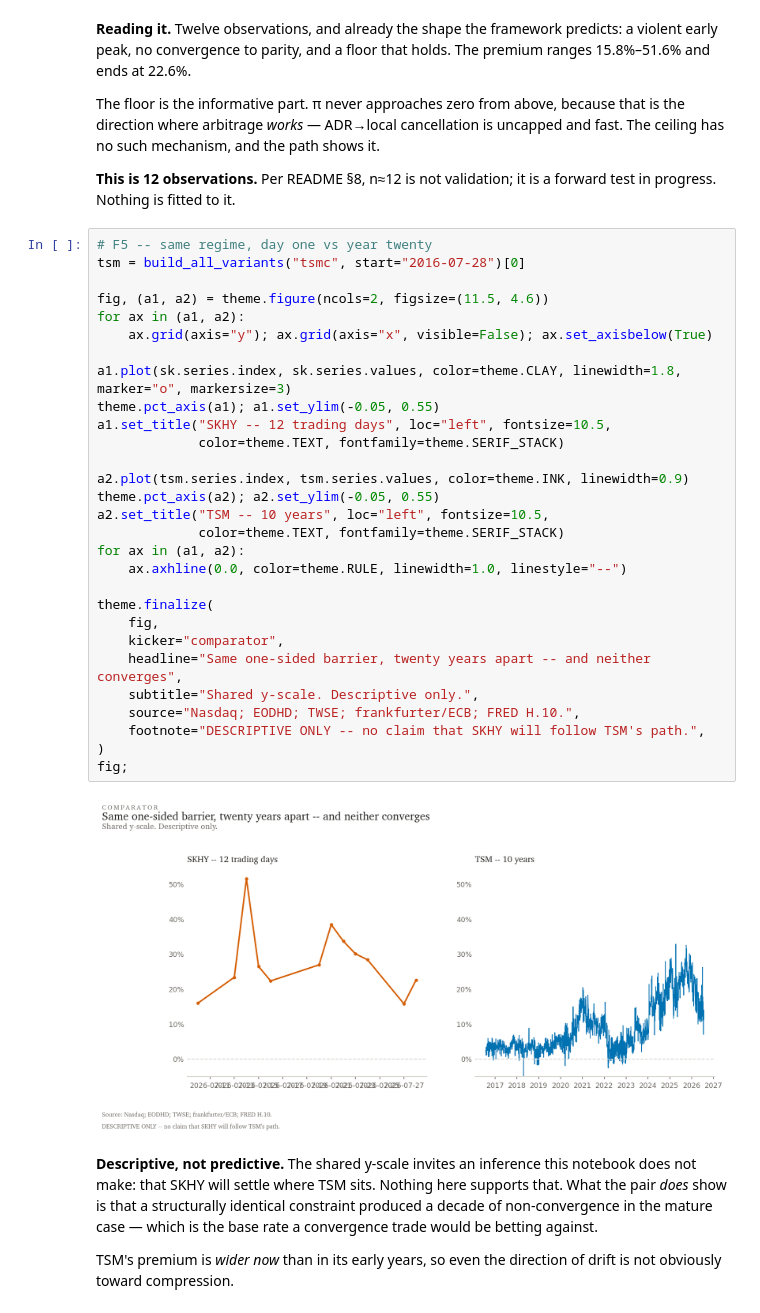
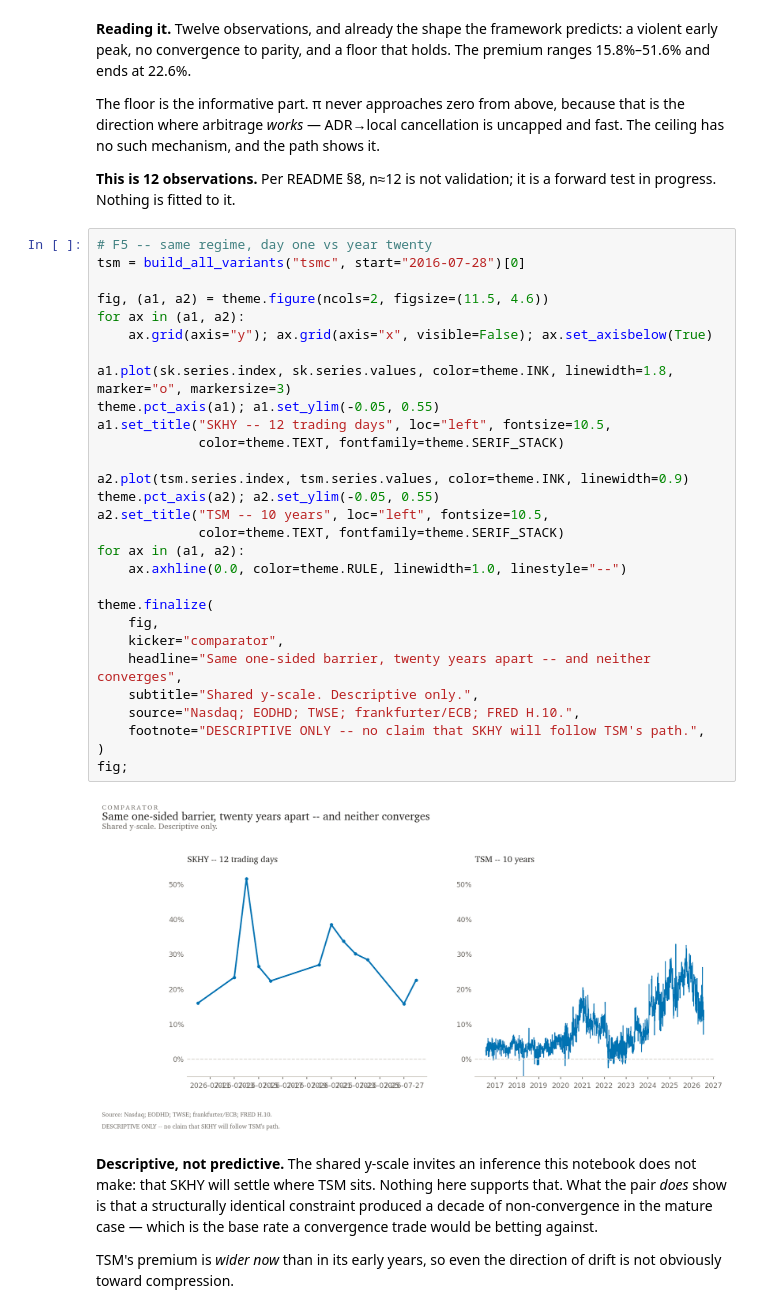
Before and after one commit to ZinuoS/Charon, a Jupyter notebook: notebooks/02_premium_anatomy.ipynb, the cells around one changed output. Drawn from its saved outputs; the diff is of its cells as text.

```diff
--- a/notebooks/02_premium_anatomy.ipynb
+++ b/notebooks/02_premium_anatomy.ipynb
@@ -453,34 +457,34 @@ in progress. Nothing is fitted to it.
 # %%
 # F5 -- same regime, day one vs year twenty
 tsm = build_all_variants("tsmc", start="2016-07-28")[0]
 
 fig, (a1, a2) = theme.figure(ncols=2, figsize=(11.5, 4.6))
 for ax in (a1, a2):
     ax.grid(axis="y"); ax.grid(axis="x", visible=False); ax.set_axisbelow(True)
 
-a1.plot(sk.series.index, sk.series.values, color=theme.CLAY, linewidth=1.8, marker="o", markersize=3)
+a1.plot(sk.series.index, sk.series.values, color=theme.INK, linewidth=1.8, marker="o", markersize=3)
 theme.pct_axis(a1); a1.set_ylim(-0.05, 0.55)
 a1.set_title("SKHY -- 12 trading days", loc="left", fontsize=10.5,
              color=theme.TEXT, fontfamily=theme.SERIF_STACK)
 
 a2.plot(tsm.series.index, tsm.series.values, color=theme.INK, linewidth=0.9)
 theme.pct_axis(a2); a2.set_ylim(-0.05, 0.55)
 a2.set_title("TSM -- 10 years", loc="left", fontsize=10.5,
              color=theme.TEXT, fontfamily=theme.SERIF_STACK)
 for ax in (a1, a2):
     ax.axhline(0.0, color=theme.RULE, linewidth=1.0, linestyle="--")
 
 theme.finalize(
     fig,
     kicker="comparator",
     headline="Same one-sided barrier, twenty years apart -- and neither converges",
     subtitle="Shared y-scale. Descriptive only.",
     source="Nasdaq; EODHD; TWSE; frankfurter/ECB; FRED H.10.",
     footnote="DESCRIPTIVE ONLY -- no claim that SKHY will follow TSM's path.",
 )
 fig;
 # %% [output]
-[figure, old version]
+[figure, new version]
 # %% [markdown]
 **Descriptive, not predictive.** The shared y-scale invites an inference this notebook
 does not make: that SKHY will settle where TSM sits. Nothing here supports that. What the
```
Also changed, not shown: parts of 7 cells of this notebook, 4 other files.
